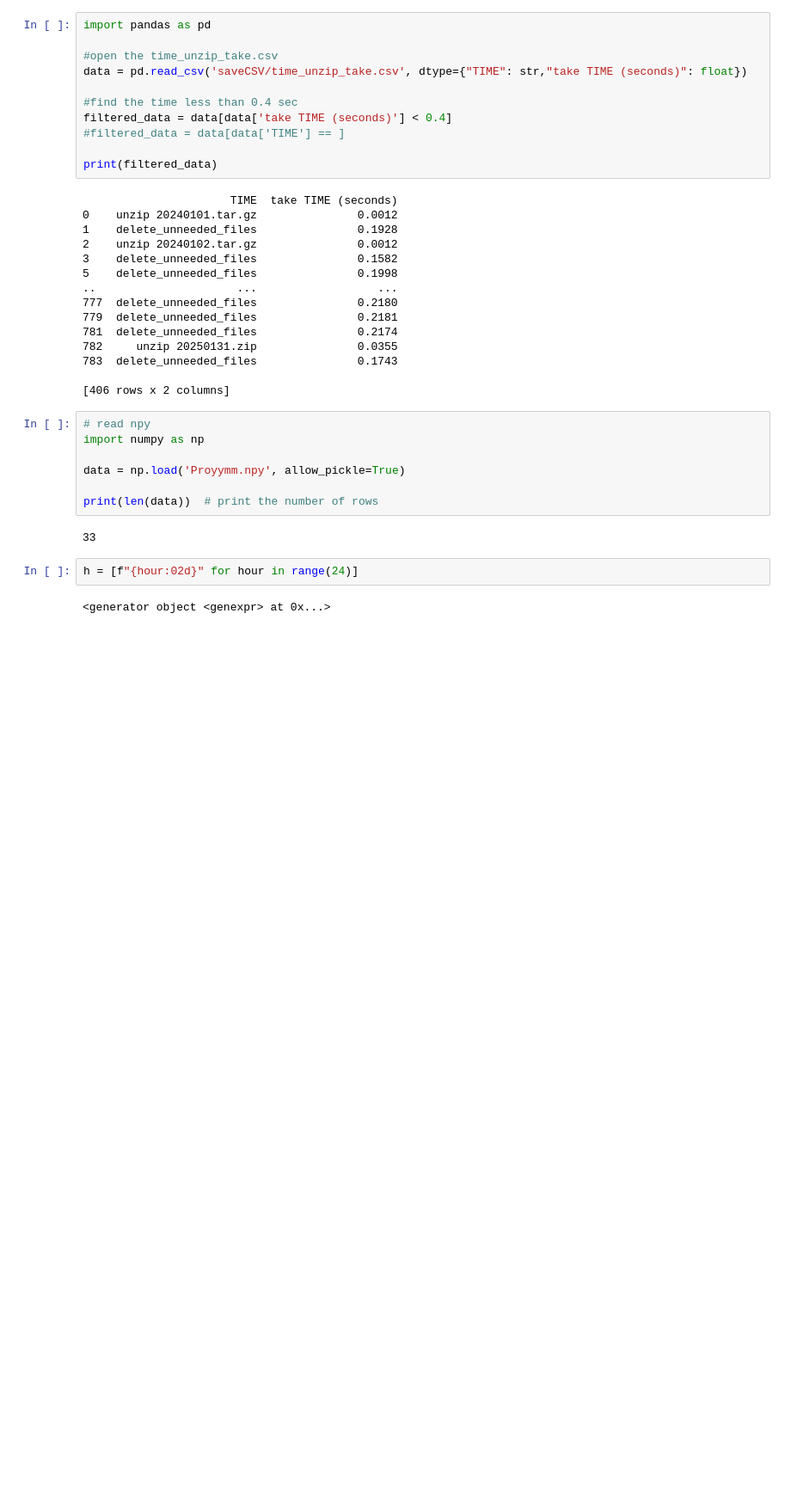
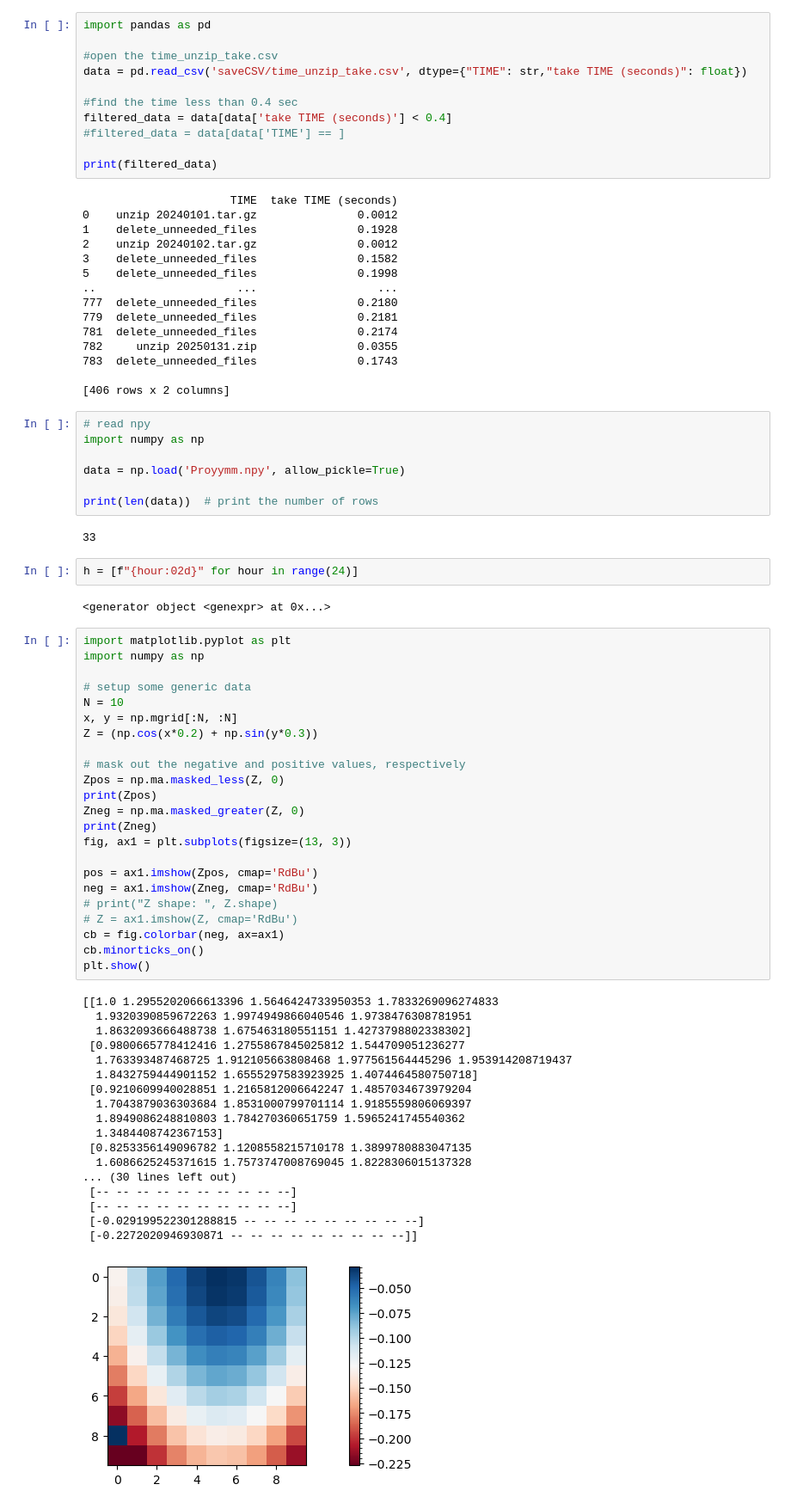
Before and after one commit to ReChen33/252Sum, a Jupyter notebook: Code/Sofia/test.ipynb, the cells around one changed output. Shown at 86% size. Saved outputs shown, nothing was run; the diff lists cells and outputs as text; blank space fills up the shorter version.

```diff
--- a/Code/Sofia/test.ipynb
+++ b/Code/Sofia/test.ipynb
@@ -205,3 +205,45 @@ print(len(data))  # print the number of rows
 h = [f"{hour:02d}" for hour in range(24)]
 # %% [output]
 <generator object <genexpr> at 0x...>
+# %%
+import matplotlib.pyplot as plt
+import numpy as np
+
+# setup some generic data
+N = 10
+x, y = np.mgrid[:N, :N]
+Z = (np.cos(x*0.2) + np.sin(y*0.3))
+
+# mask out the negative and positive values, respectively
+Zpos = np.ma.masked_less(Z, 0)
+print(Zpos)
+Zneg = np.ma.masked_greater(Z, 0)
+print(Zneg)
+fig, ax1 = plt.subplots(figsize=(13, 3))
+
+pos = ax1.imshow(Zpos, cmap='RdBu')
+neg = ax1.imshow(Zneg, cmap='RdBu')
+# print("Z shape: ", Z.shape)
+# Z = ax1.imshow(Z, cmap='RdBu')
+cb = fig.colorbar(neg, ax=ax1)
+cb.minorticks_on()
+plt.show()
+# %% [output]
+[[1.0 1.2955202066613396 1.5646424733950353 1.7833269096274833
+  1.9320390859672263 1.9974949866040546 1.9738476308781951
+  1.8632093666488738 1.675463180551151 1.4273798802338302]
+ [0.9800665778412416 1.2755867845025812 1.544709051236277
+  1.763393487468725 1.912105663808468 1.977561564445296 1.953914208719437
+  1.8432759444901152 1.6555297583923925 1.4074464580750718]
+ [0.9210609940028851 1.2165812006642247 1.4857034673979204
+  1.7043879036303684 1.8531000799701114 1.9185559806069397
+  1.8949086248810803 1.784270360651759 1.5965241745540362
+  1.3484408742367153]
+ [0.8253356149096782 1.1208558215710178 1.3899780883047135
+  1.6086625245371615 1.7573747008769045 1.8228306015137328
+... (30 lines left out)
+ [-- -- -- -- -- -- -- -- -- --]
+ [-- -- -- -- -- -- -- -- -- --]
+ [-0.029199522301288815 -- -- -- -- -- -- -- -- --]
+ [-0.2272020946930871 -- -- -- -- -- -- -- -- --]]
+[figure, added]
```
Also changed, not shown: parts of 1 cell of this notebook, 40 other files.
